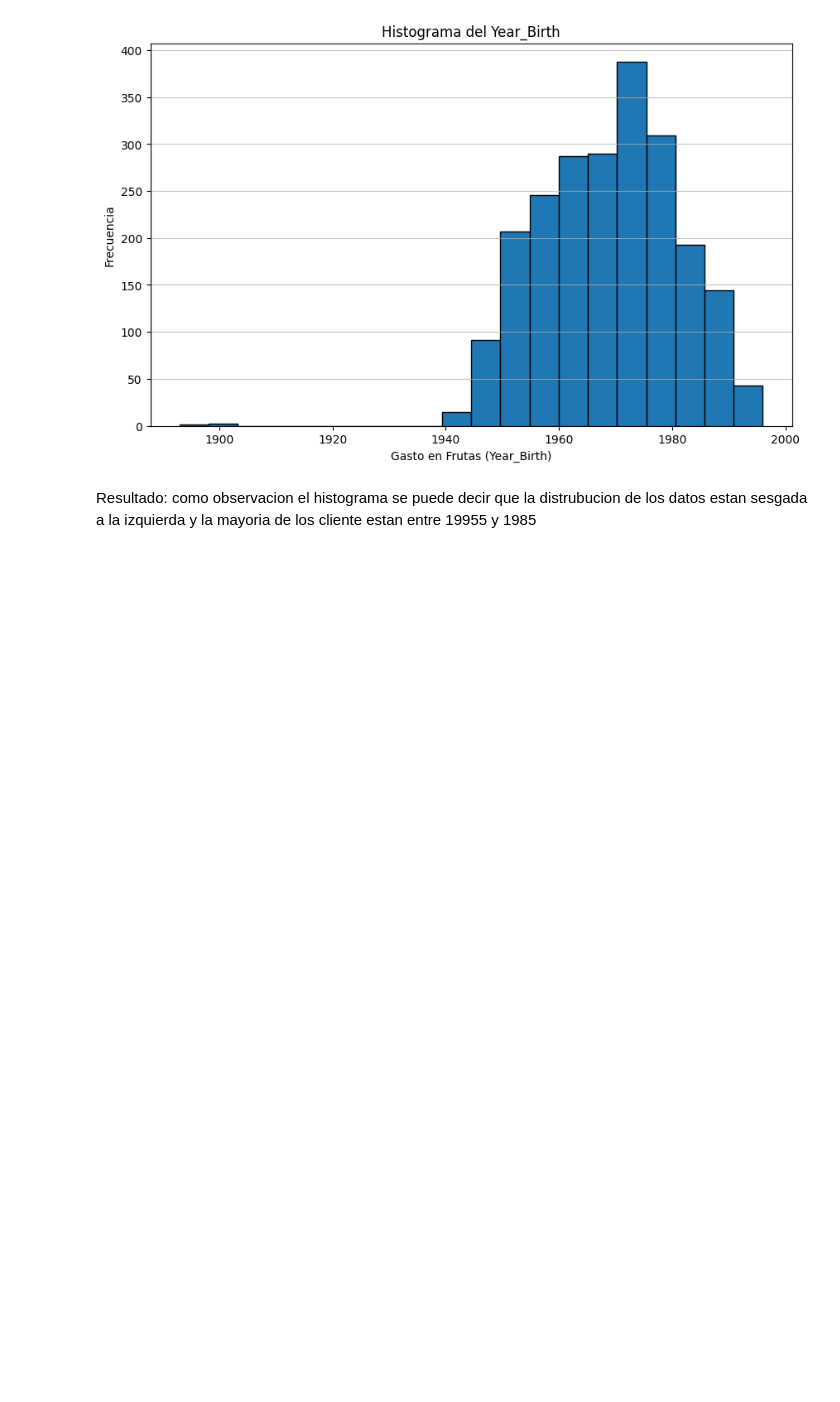
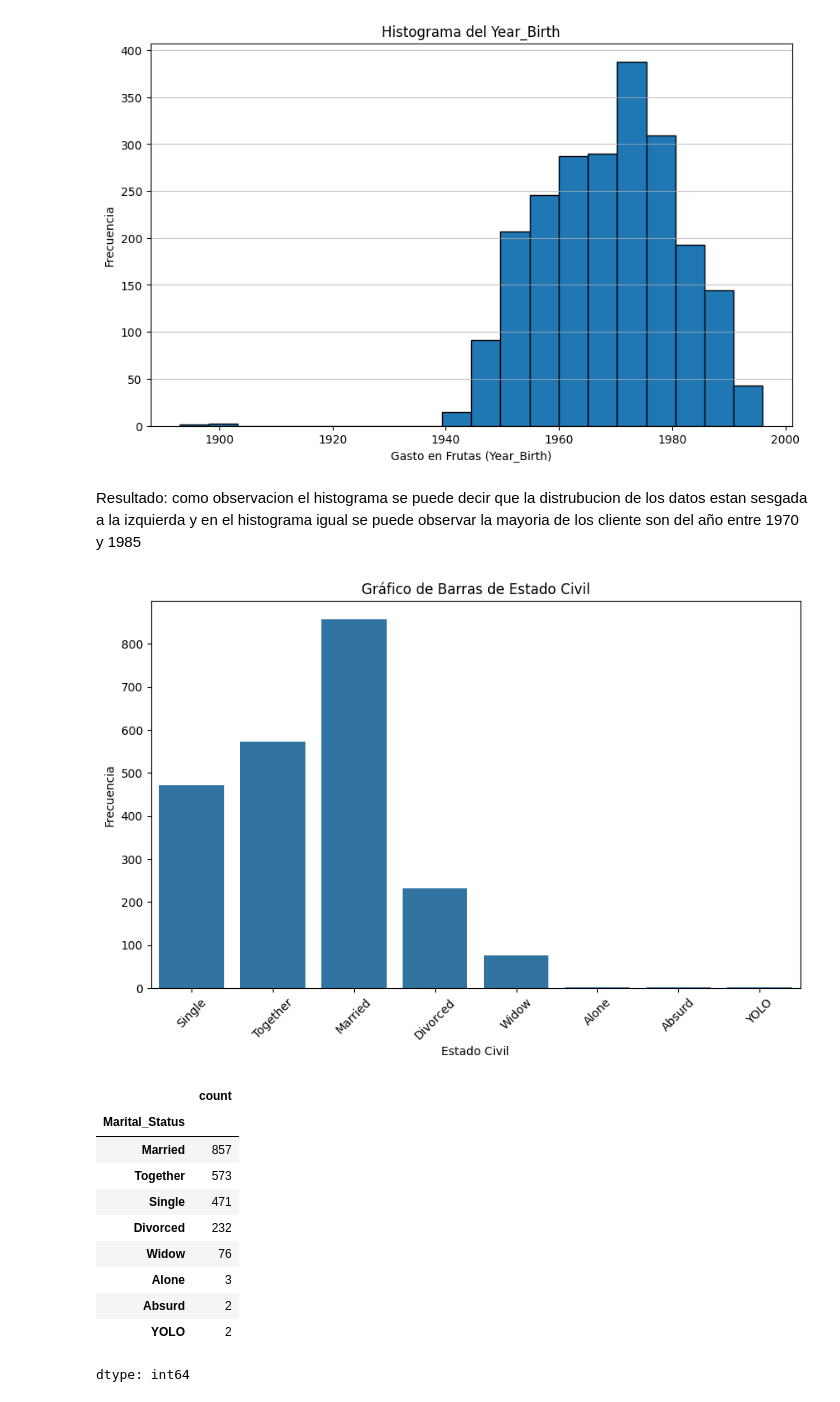
Before and after one commit to Felipe4356/EDA_FundamentosML_FelipeGodoy, a Jupyter notebook: evaluacion1_FelipeGodoy.ipynb, the cells around one changed output. Drawn from its saved outputs; the diff is of its cells as text; code cells hidden in the pictures; blank space fills up the shorter version.

```diff
--- a/evaluacion1_FelipeGodoy.ipynb
+++ b/evaluacion1_FelipeGodoy.ipynb
@@ -164,4 +226,35 @@ plt.show()
 # %% [markdown]
 Resultado:
 como observacion el histograma se puede decir que la distrubucion de los datos estan sesgada a la izquierda
-y la mayoria de los cliente estan entre 19955 y 1985
+y en el histograma  igual se puede observar la mayoria de los cliente son del año entre 1970 y 1985
+# %%
+# prompt: haz una tabla de frecuencia y grafico de barra de estado civil
+
+
+
+# Gráfico de barras de estado civil
+plt.figure(figsize=(10, 6))
+sns.countplot(x='Marital_Status', data=df)
+plt.xlabel('Estado Civil')
+plt.ylabel('Frecuencia')
+plt.title('Gráfico de Barras de Estado Civil')
+plt.xticks(rotation=45)  # Rotar etiquetas del eje x para mejor legibilidad
+plt.show()
+
+# Tabla de frecuencia de estado civil
+
+marital_status_counts = df['Marital_Status'].value_counts()
+marital_status_counts
+# %% [output]
+[figure, added]
+|  | count |
+| Marital_Status |  |
+| Married | 857 |
+| Together | 573 |
+| Single | 471 |
+| Divorced | 232 |
+| Widow | 76 |
+| Alone | 3 |
+| Absurd | 2 |
+| YOLO | 2 |
+dtype: int64
```
Also changed, not shown: parts of 33 cells of this notebook.
